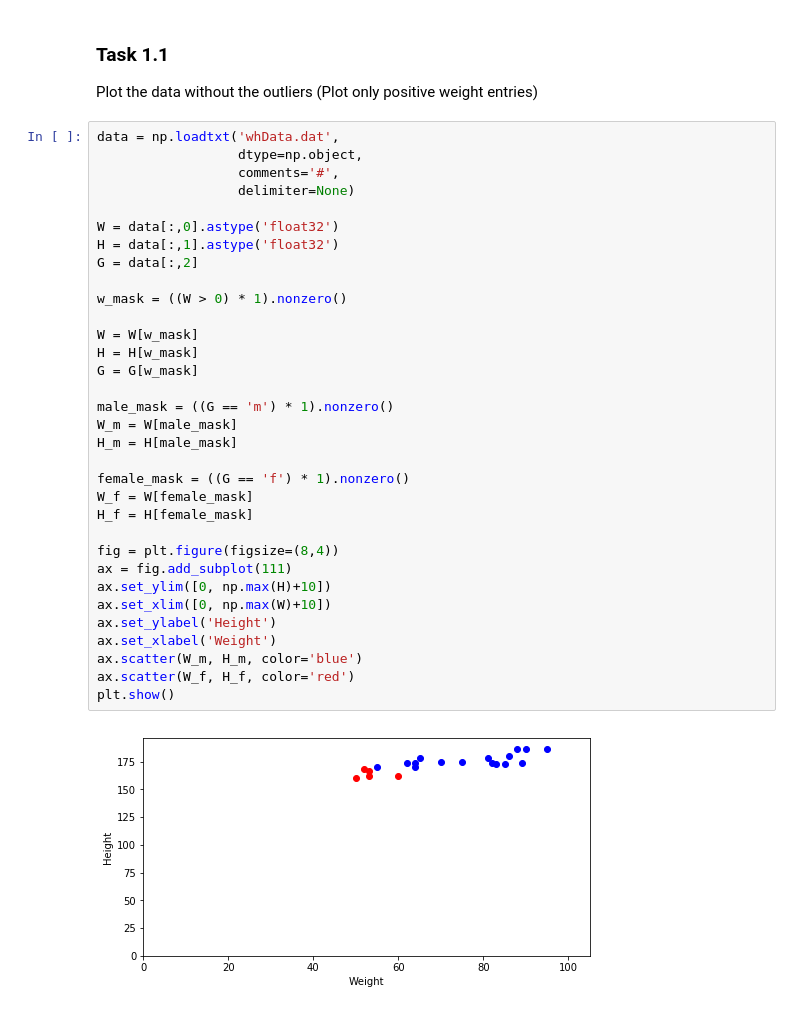
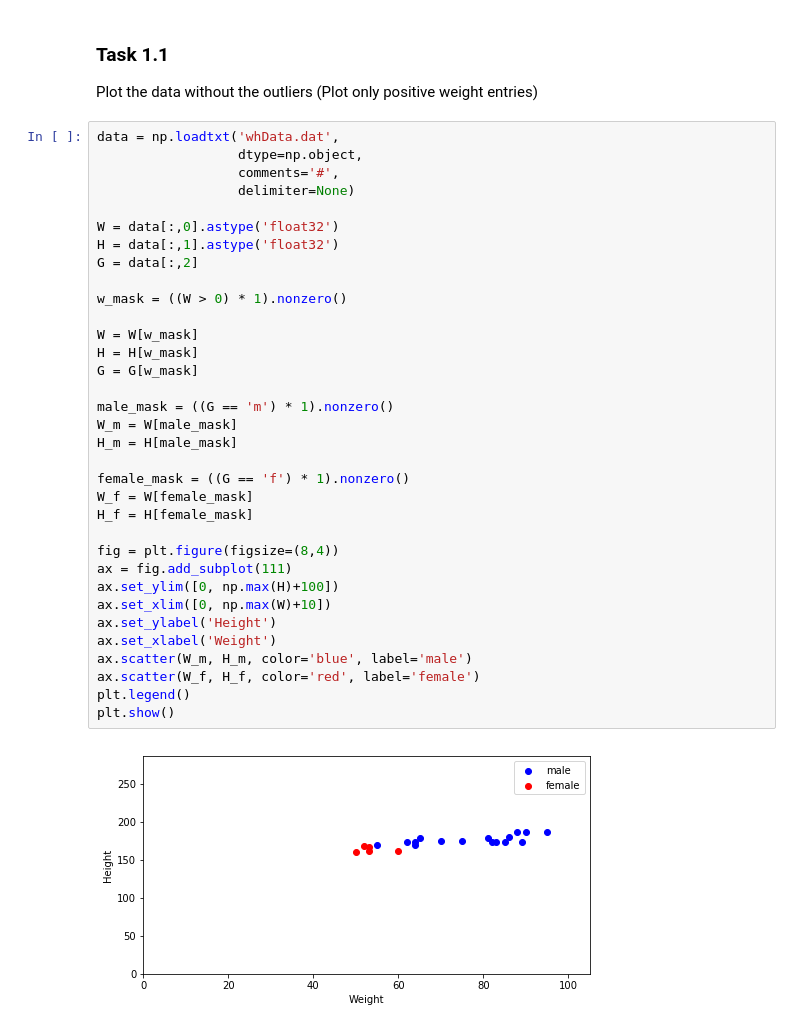
Before and after one commit to jutanke/bit_projects, a Jupyter notebook: project1/solutions.ipynb, the cells around one changed output. Cells and saved outputs as stored; diff of their text form.

```diff
--- a/project1/solutions.ipynb
+++ b/project1/solutions.ipynb
@@ -98,34 +98,35 @@ Plot the data without the outliers (Plot only positive weight entries)
 data = np.loadtxt('whData.dat',
                   dtype=np.object,
                   comments='#',
                   delimiter=None)
 
 W = data[:,0].astype('float32')
 H = data[:,1].astype('float32')
 G = data[:,2]
 
 w_mask = ((W > 0) * 1).nonzero()
 
 W = W[w_mask]
 H = H[w_mask]
 G = G[w_mask]
 
 male_mask = ((G == 'm') * 1).nonzero()
 W_m = W[male_mask]
 H_m = H[male_mask]
 
 female_mask = ((G == 'f') * 1).nonzero()
 W_f = W[female_mask]
 H_f = H[female_mask]
 
 fig = plt.figure(figsize=(8,4))
 ax = fig.add_subplot(111)
-ax.set_ylim([0, np.max(H)+10])
+ax.set_ylim([0, np.max(H)+100])
 ax.set_xlim([0, np.max(W)+10])
 ax.set_ylabel('Height')
 ax.set_xlabel('Weight')
-ax.scatter(W_m, H_m, color='blue')
-ax.scatter(W_f, H_f, color='red')
+ax.scatter(W_m, H_m, color='blue', label='male')
+ax.scatter(W_f, H_f, color='red', label='female')
+plt.legend()
 plt.show()
 # %% [output]
-[figure, old version]
+[figure, new version]
```
Also changed, not shown: parts of 4 cells of this notebook.
